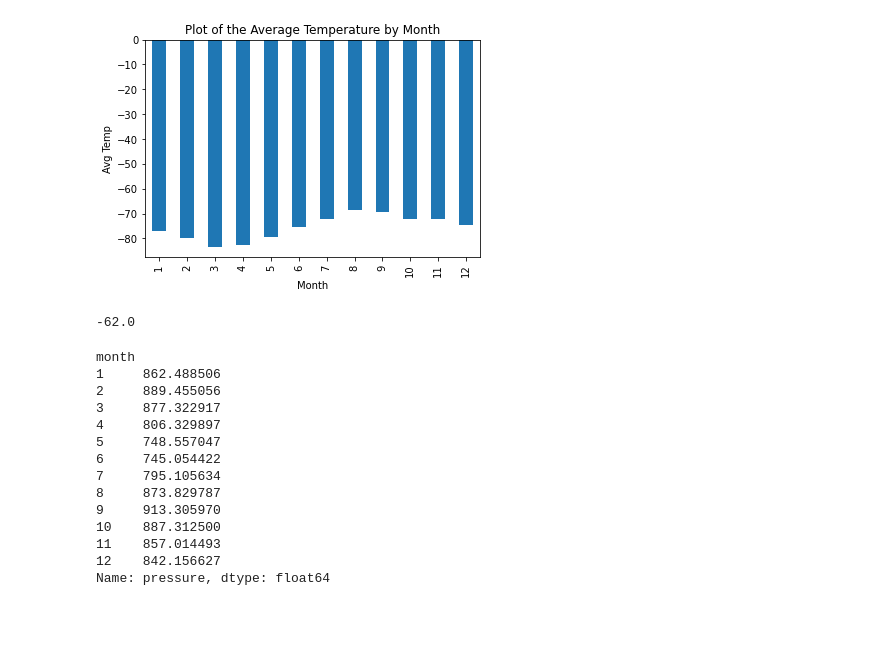
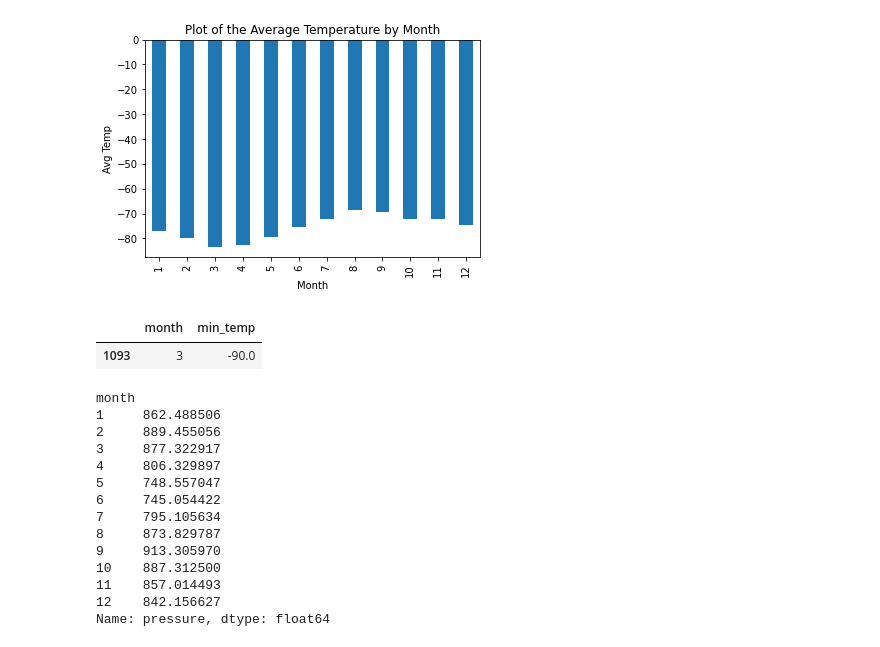
Before and after one commit to HBodden/Mission-to-Mars, a Jupyter notebook: part_2_mars_weather.ipynb, the cells around one changed output. Drawn from its saved outputs; the diff is of its cells as text; code cells hidden in the pictures; blank space fills up the shorter version.

```diff
--- a/part_2_mars_weather.ipynb
+++ b/part_2_mars_weather.ipynb
@@ -136,7 +136,7 @@ pressure            float64
 dtype: object
 # %%
 # Change data types for data analysis
-mars_df['terrestrial_date']= pd.to_datetime(data1['terrestrial_date'])
+mars_df['terrestrial_date']= pd.to_datetime(mars_df['terrestrial_date'])
 # %%
 # Confirm type changes were successful by examining data types again
 mars_df.dtypes
@@ -218,12 +207,11 @@ Text(0, 0.5, 'Avg Temp')
 [figure]
 # %%
 # Identify the coldest and hottest months in Curiosity's location
-temp_hi = mars_df['min_temp'].max()
-temp_hi
-temp_lo = mars_df['min_temp'].min()
-print(f' The coldest)
+coldest_month = mars_df[['month','min_temp']][(mars_df['min_temp'] == mars_df['min_temp'].())]
+coldest_month
 # %% [output]
--62.0
+|  | month | min_temp |
+| 1093 | 3 | -90.0 |
 # %%
 # 4. Average pressure by Martian month
 avg_pres = mars_df.groupby('month')['pressure'].mean()
```
Also changed, not shown: parts of 2 cells of this notebook, 1 other file.
